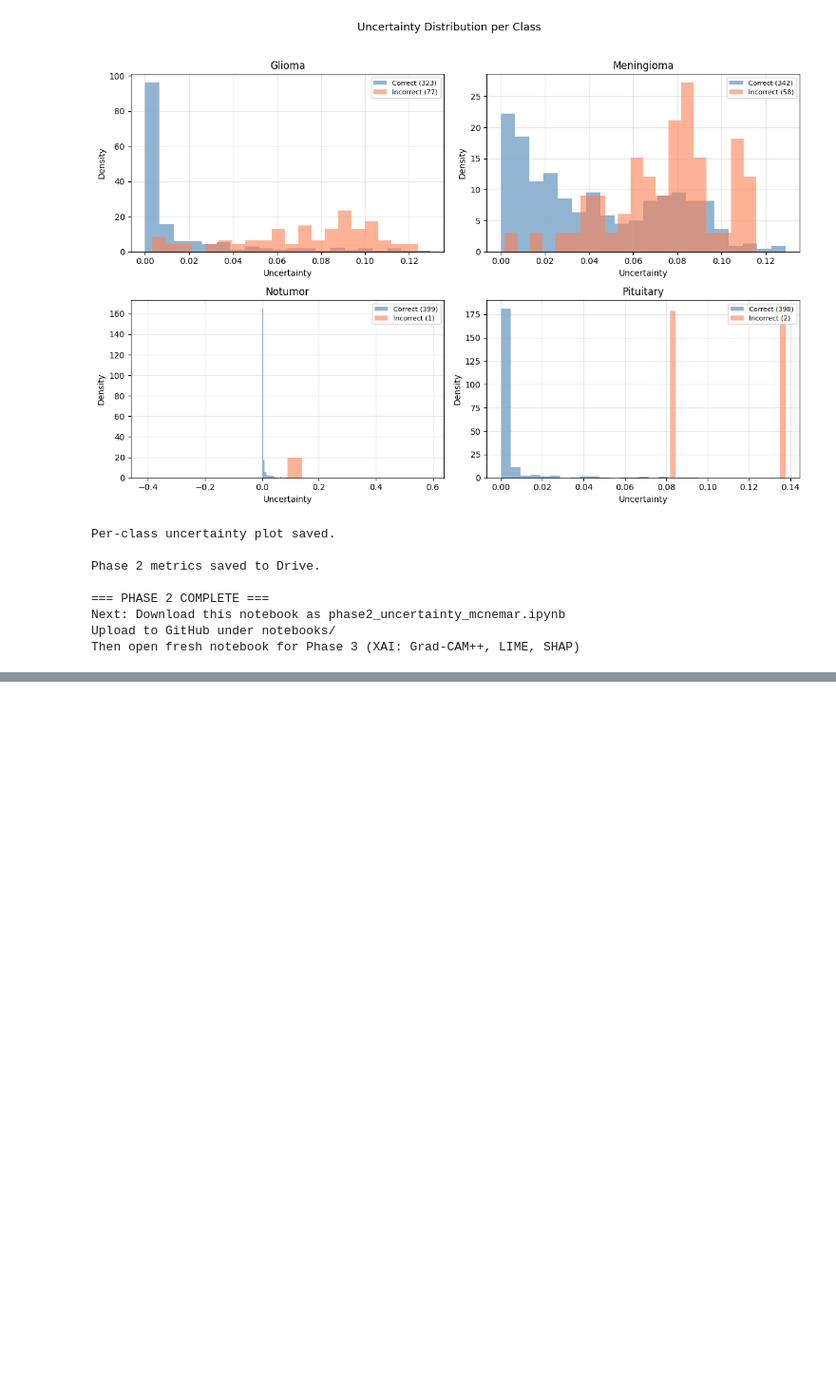
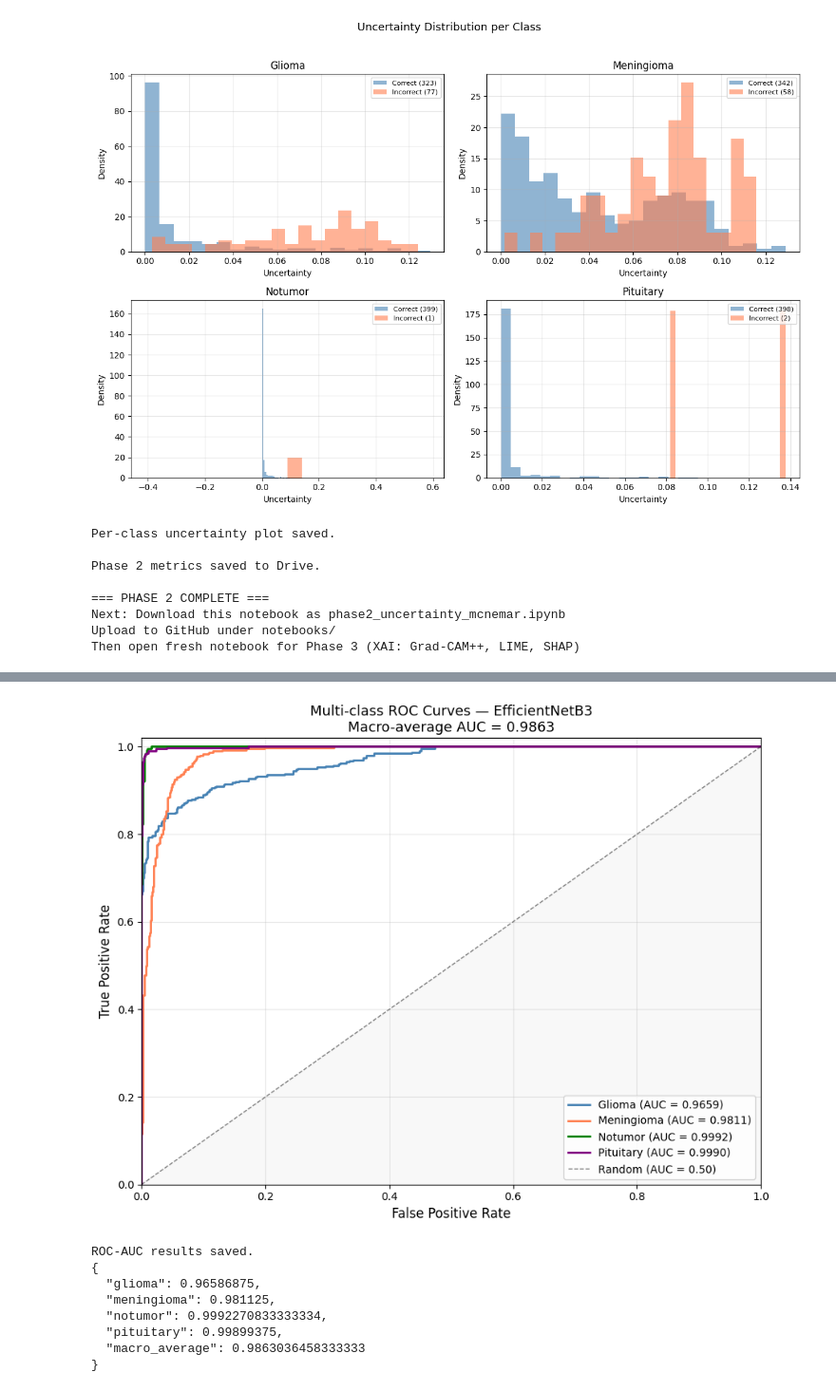
Before and after one commit to AminahAsif/Mri-Brain-Tumor-uq-xai-fairness, a Jupyter notebook: Notebooks/MRI_2_uncertainty_mcnemar.ipynb, the cells around one changed output, grey strips where cells are left out. Shown at 95% size. Drawn from its saved outputs; the diff is of its cells as text; code cells hidden in the pictures; blank space fills up the shorter version.

```diff
--- a/Notebooks/MRI_2_uncertainty_mcnemar.ipynb
+++ b/Notebooks/MRI_2_uncertainty_mcnemar.ipynb
@@ -527,0 +580,71 @@ Then open fresh notebook for Phase 3 (XAI: Grad-CAM++, LIME, SHAP)
+# %%
+
+#  Multi-class ROC-AUC (One-vs-Rest)
+
+import numpy as np
+import matplotlib.pyplot as plt
+from sklearn.metrics import roc_curve, auc, roc_auc_score
+from sklearn.preprocessing import label_binarize
+import json
+
+# Binarize labels for OvR (one-vs-rest)
+y_true_bin = label_binarize(y_true, classes=[0, 1, 2, 3])  # (1600, 4)
+
+# Compute ROC curve per class
+fpr = {}
+tpr = {}
+roc_auc = {}
+
+for i, cls_name in enumerate(CLASS_NAMES):
+    fpr[cls_name], tpr[cls_name], _ = roc_curve(
+        y_true_bin[:, i], y_pred_probs[:, i]
+    )
+    roc_auc[cls_name] = auc(fpr[cls_name], tpr[cls_name])
+
+# Macro-average AUC
+macro_auc = roc_auc_score(y_true_bin, y_pred_probs,
+                           multi_class='ovr', average='macro')
+
+print("="*50)
+print("Multi-class ROC-AUC Results (One-vs-Rest)")
+print("="*50)
+for cls_name in CLASS_NAMES:
+    print(f"  {cls_name:>12}: AUC = {roc_auc[cls_name]:.4f}")
+print(f"\n  Macro-average AUC: {macro_auc:.4f}")
+print(f"  Target (roadmap):  >0.97")
+print(f"  {' ACHIEVED' if macro_auc >= 0.97 else 'Below target'}")
+
+# Plot
+colors = ['steelblue', 'coral', 'green', 'purple']
+fig, ax = plt.subplots(figsize=(9, 7))
+
+for i, cls_name in enumerate(CLASS_NAMES):
+    ax.plot(fpr[cls_name], tpr[cls_name],
+            color=colors[i], linewidth=2,
+            label=f'{cls_name.capitalize()} (AUC = {roc_auc[cls_name]:.4f})')
+
+ax.plot([0,1], [0,1], 'k--', linewidth=1, alpha=0.5, label='Random (AUC = 0.50)')
+ax.fill_between([0,1], [0,1], alpha=0.05, color='gray')
+
+ax.set_xlabel('False Positive Rate', fontsize=12)
+ax.set_ylabel('True Positive Rate', fontsize=12)
+ax.set_title(f'Multi-class ROC Curves — EfficientNetB3\n'
+             f'Macro-average AUC = {macro_auc:.4f}', fontsize=13)
+ax.legend(loc='lower right', fontsize=10)
+ax.grid(alpha=0.3)
+ax.set_xlim([0, 1])
+ax.set_ylim([0, 1.02])
+
+plt.tight_layout()
+plt.savefig(f'{FIGURES_DIR}/roc_auc_curves.png', dpi=150, bbox_inches='tight')
+plt.show()
+
+# Save
+roc_results = {cls: float(roc_auc[cls]) for cls in CLASS_NAMES}
+roc_results['macro_average'] = float(macro_auc)
+with open(f'{METRICS_DIR}/roc_auc_results.json', 'w') as f:
+    json.dump(roc_results, f, indent=2)
+
+print("\nROC-AUC results saved.")
+print(json.dumps(roc_results, indent=2))
+# %% [output]
@@ -527,0 +662,9 @@ Then open fresh notebook for Phase 3 (XAI: Grad-CAM++, LIME, SHAP)
+[figure, added]
+ROC-AUC results saved.
+{
+  "glioma": 0.96586875,
+  "meningioma": 0.981125,
+  "notumor": 0.9992270833333334,
+  "pituitary": 0.99899375,
+  "macro_average": 0.9863036458333333
+}
```
Also changed, not shown: parts of 8 cells of this notebook, 2 other files.
